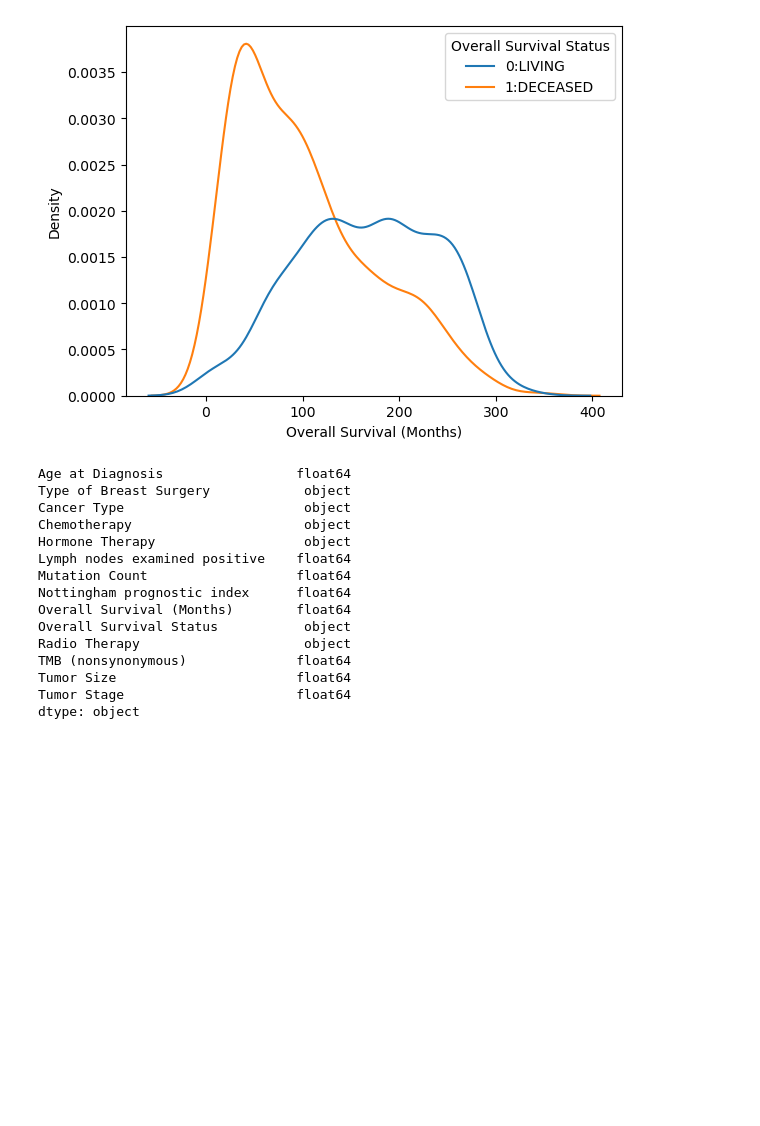
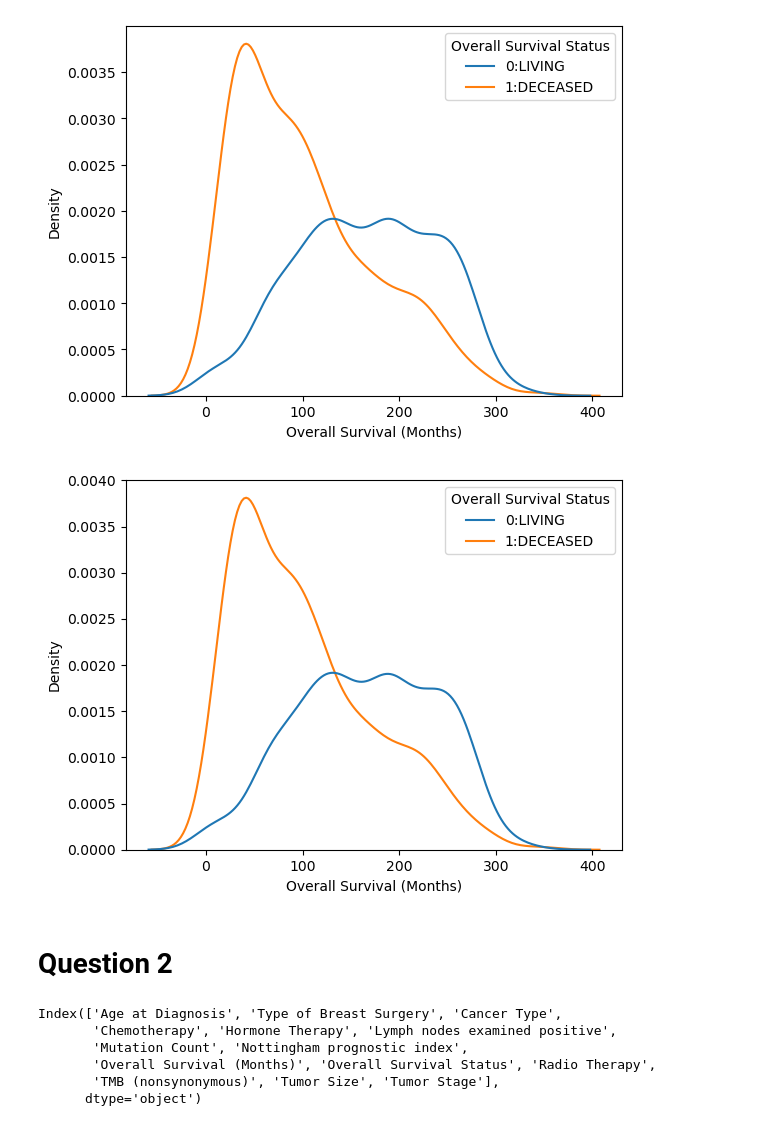
Before and after one commit to sayuri005/uu_mle, a Jupyter notebook: survival_lab.ipynb, the cells around one changed output. Saved outputs shown, nothing was run; the diff lists cells and outputs as text; code cells hidden in the pictures; blank space fills up the shorter version.

```diff
--- a/survival_lab.ipynb
+++ b/survival_lab.ipynb
@@ -84,19 +80,16 @@ y = df['Overall Survival Status']
-# %%
-#2
-df.dtypes
-# %% [output]
-Age at Diagnosis                 float64
-Type of Breast Surgery            object
-Cancer Type                       object
-Chemotherapy                      object
-Hormone Therapy                   object
-Lymph nodes examined positive    float64
-Mutation Count                   float64
-Nottingham prognostic index      float64
-Overall Survival (Months)        float64
-Overall Survival Status           object
-Radio Therapy                     object
-TMB (nonsynonymous)              float64
-Tumor Size                       float64
-Tumor Stage                      float64
-dtype: object
+# %%
+sns.kdeplot( x=df['Overall Survival (Months)'], hue=df['Overall Survival Status'])
+plt.show()
+# %% [output]
+[figure, added]
+# %% [markdown]
+# Question 2
+# %%
+df.columns
+# %% [output]
+Index(['Age at Diagnosis', 'Type of Breast Surgery', 'Cancer Type',
+       'Chemotherapy', 'Hormone Therapy', 'Lymph nodes examined positive',
+       'Mutation Count', 'Nottingham prognostic index',
+       'Overall Survival (Months)', 'Overall Survival Status', 'Radio Therapy',
+       'TMB (nonsynonymous)', 'Tumor Size', 'Tumor Stage'],
+      dtype='object')
```
Also changed, not shown: parts of 35 cells of this notebook, 1 other file.
